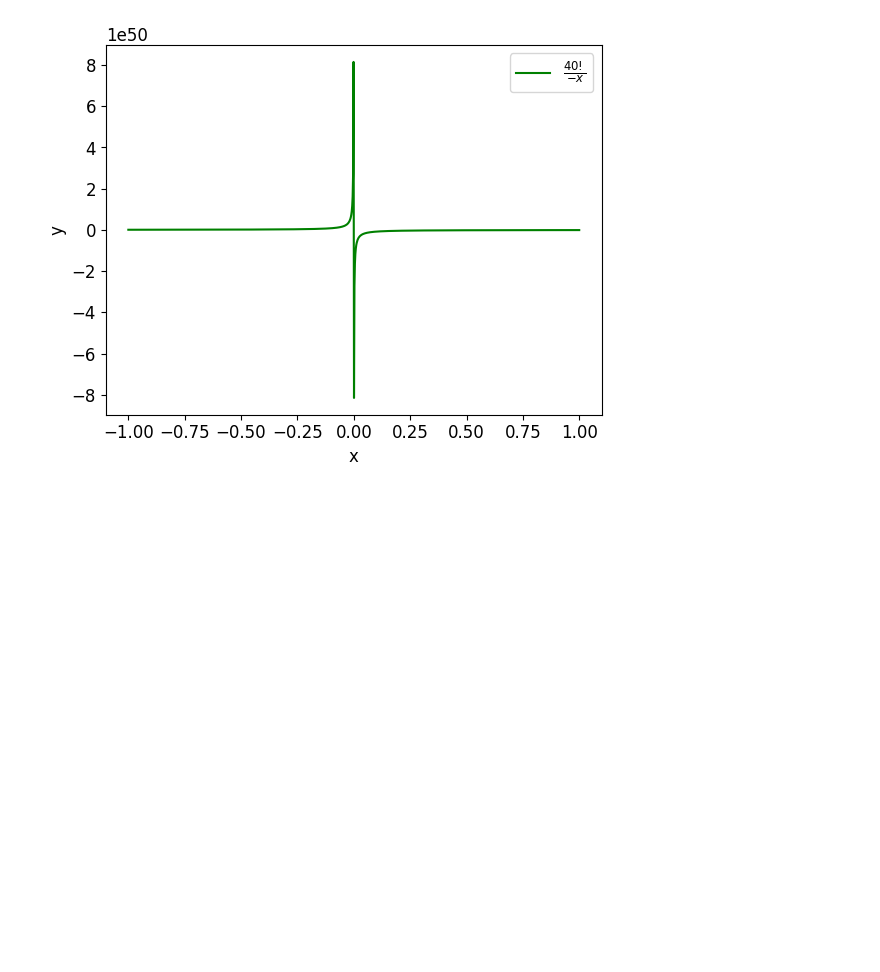
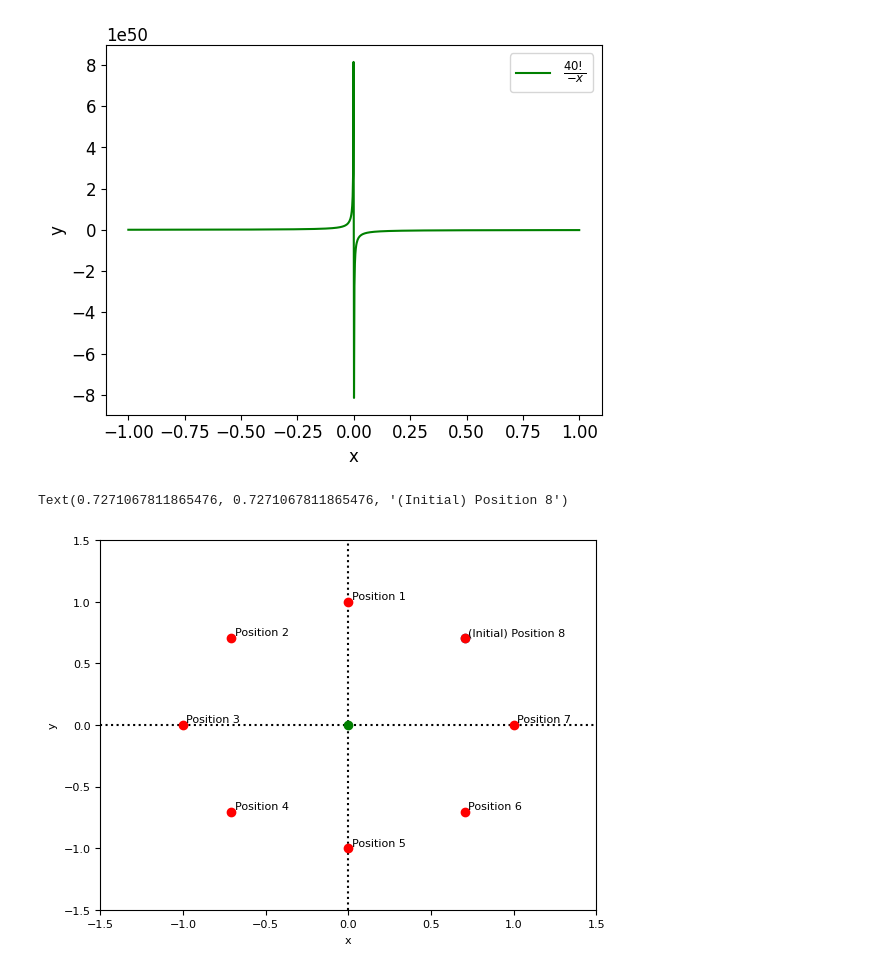
Before and after one commit to SergioGouveia005/detective-inspector-irrational, a Jupyter notebook: detective_inspector_irrational.ipynb, the cells around one changed output. Saved outputs shown, nothing was run; the diff lists cells and outputs as text; code cells hidden in the pictures; blank space fills up the shorter version.

Commit message:
Added .2 answers and demo code cell

```diff
--- a/detective_inspector_irrational.ipynb
+++ b/detective_inspector_irrational.ipynb
@@ -238,3 +223,50 @@ print("Outcome:",outcome)
 p: True, q: False, r: False
 Outcome: True
 [figure]
+# %%
+#-----------------------------------DEMO 1.2-----------------------------------
+import math
+import cmath
+import numpy as np
+import matplotlib as mpl
+import matplotlib.pyplot as plt
+
+mpl.rcParams['font.size'] = 8
+plt.xlim(-1.5, 1.5)
+plt.ylim(-1.5,1.5)
+plt.axhline(c = 'k', ls = ":")
+plt.axvline(c = 'k', ls = ":")
+plt.xlabel("x")
+plt.ylabel("y")
+
+
+z_num = (1+1j)
+z_den = math.sqrt(2) * (1j**4) * ((1+1j)/(abs((1+1j))))**40
+z_initial = z_num/z_den
+u = math.sqrt(2)/(1+1j)
+
+plt.plot(z_initial.real, z_initial.imag, 'o')
+
+total = 0
+z_position = z_initial
+
+#Movements
+for i in range(8):
+    z_position /= u
+    total += z_position
+    plt.plot(z_position.real, z_position.imag, 'o', c ='r')
+mean = total/64
+plt.plot(mean.real, mean.imag, 'o', c ='g')
+
+plt.text(0 + 2e-2, 1 + 2e-2, "Position 1")
+plt.text(-(np.sqrt(2)/2) + 2e-2, (np.sqrt(2)/2) + 2e-2, "Position 2")
+plt.text(-1 + 2e-2, 0 + 2e-2, "Position 3")
+plt.text(-(np.sqrt(2)/2) + 2e-2, -(np.sqrt(2)/2) + 2e-2, "Position 4")
+plt.text(0 + 2e-2, -1 + 2e-2, "Position 5")
+plt.text((np.sqrt(2)/2) + 2e-2, -(np.sqrt(2)/2) + 2e-2, "Position 6")
+plt.text(1 + 2e-2, 0 + 2e-2, "Position 7")
+plt.text((np.sqrt(2)/2) + 2e-2, (np.sqrt(2)/2) + 2e-2, "(Initial) Position 8")
+#-----------------------------------DEMO 1.2-----------------------------------
+# %% [output]
+Text(0.7271067811865476, 0.7271067811865476, '(Initial) Position 8')
+[figure, added]
```
Also changed, not shown: parts of 5 cells of this notebook, 1 other file.
